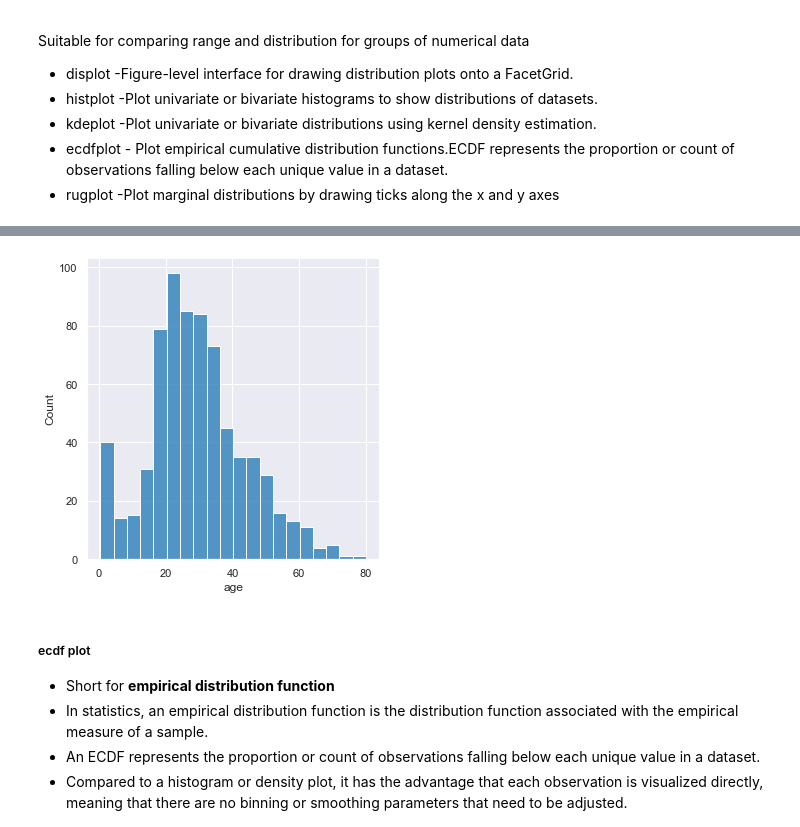
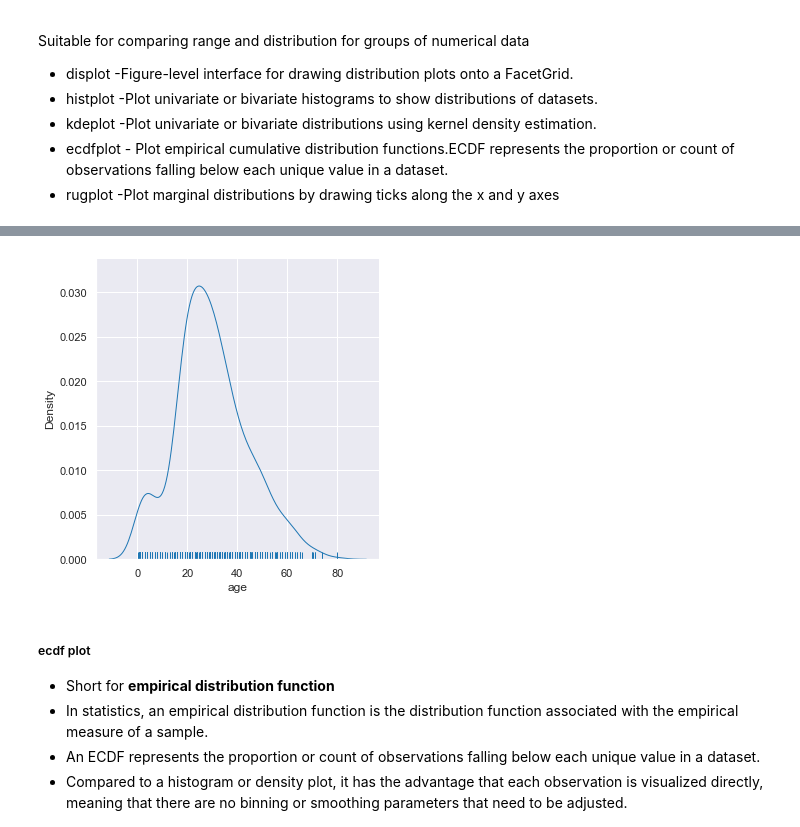
Before and after one commit to OSMAN1144/NOTES, a Jupyter notebook: 10 Seaborn/Seaborn.ipynb, the cells around one changed output, grey strips where cells are left out. Saved outputs shown, nothing was run; the diff lists cells and outputs as text; code cells hidden in the pictures.

```diff
--- a/10 Seaborn/Seaborn.ipynb
+++ b/10 Seaborn/Seaborn.ipynb
@@ -66,12 +66,11 @@ df.head()
 <u>e.g sns.set_style('dark')</u>
 # %%
 # Let's applying these themes
-
 #load dataset tips
 tips = sns.load_dataset('tips')
 
 # preset themes
-#sns.set_style('grid')
+sns.set_style('darkgrid')
 
 # plot
 sns.stripplot(x="day", y="total_bill", data=tips)
@@ -124,7 +123,7 @@ tips = sns.load_dataset('tips')
 
 # preset themes
 sns.set_style('darkgrid')
-sns.set_context('paper')
+sns.set_context('notebook')
 
 # plot
 sns.stripplot(x="day", y="total_bill", data=tips)
@@ -140,9 +139,9 @@ x = list(range(0, 6))
 y = [n**2 for n in x]
 
 #sns.set_style('whitegrid')
-sns.set_context('poster', font_scale=1, rc={'lines.linewidth': 6, 'grid.linewidth': 6})
+#sns.set_context('poster', font_scale=1, rc={'lines.linewidth': 6, 'grid.linewidth': 6})
 
 # plot
-sns.lineplot(x=x, y=y, marker='s', linestyle=':')
+sns.lineplot(x=x, y=y, marker='o', linestyle='-.')
 plt.show()
 # %% [output]
@@ -280,11 +296,9 @@ Suitable for comparing range and distribution for groups of numerical data
 # %%
 # The default plot kind is a histogram:
-
-titanic=sns.load_dataset('titanic')
-sns.displot(data=titanic, x='age')
+sns.displot(data=titanic, x='age',kind='kde', rug=True)
 plt.show()
 # %% [output]
-[figure, old version]
+[figure, new version]
 # %% [markdown]
 ##### ecdf plot
 - Short for <b>empirical distribution function</b>
```
Also changed, not shown: parts of 24 cells of this notebook, 6 other files.
